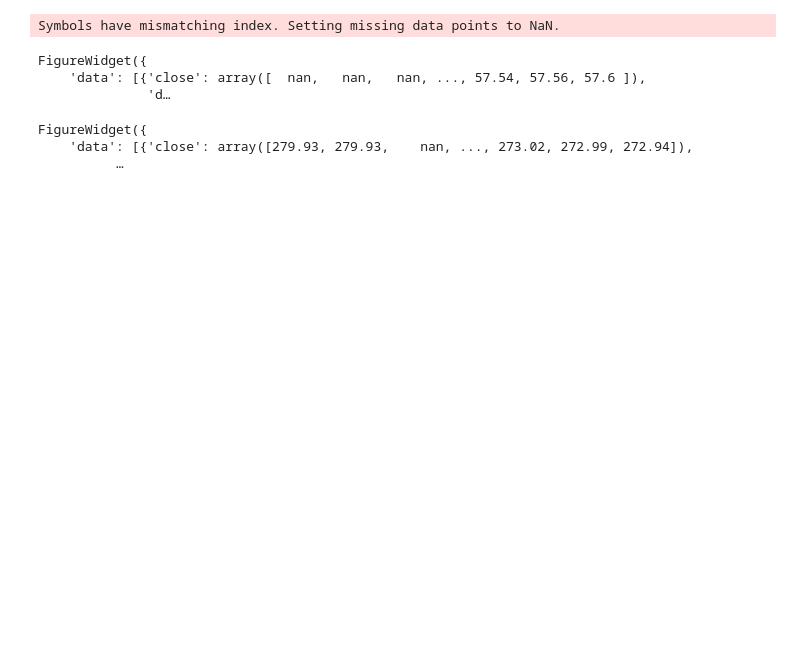
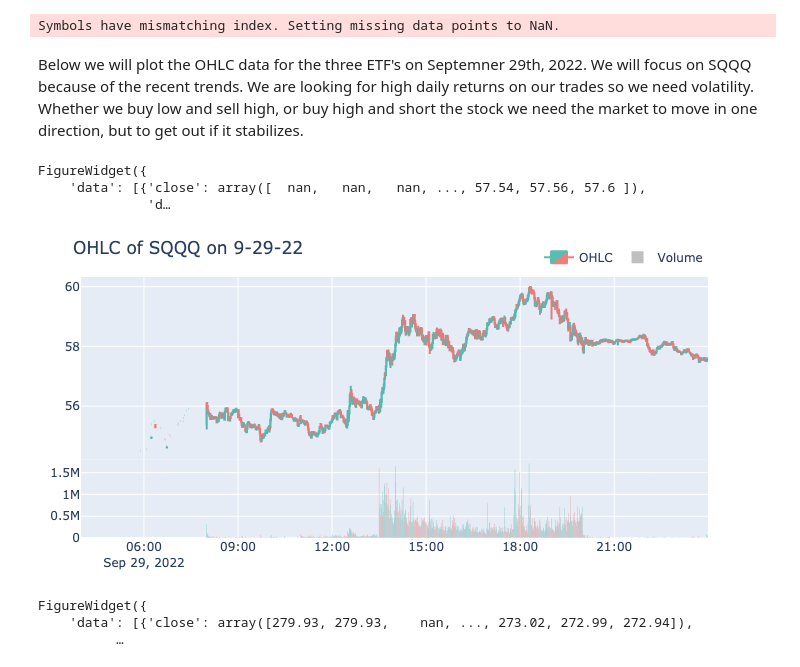
Before and after one commit to MFree27/Columbia_Algorithmic_Project, a Jupyter notebook: RSI_backtest.ipynb, the cells around one changed output. Drawn from its saved outputs; the diff is of its cells as text; code cells hidden in the pictures; blank space fills up the shorter version.

Commit message:
comments and images added
Refinements and explanations to guide the user.

```diff
--- a/RSI_backtest.ipynb
+++ b/RSI_backtest.ipynb
@@ -90,4 +138,6 @@ data = vbt.AlpacaData.fetch(
 )
 # %% [output]
 Symbols have mismatching index. Setting missing data points to NaN.
+# %% [markdown]
+Below we will plot the OHLC data for the three ETF's on Septemner 29th, 2022. We will focus on SQQQ because of the recent trends. We are looking for high daily returns on our trades so we need volatility. Whether we buy low and sell high, or buy high and short the stock we need the market to move in one direction, but to get out if it stabilizes.
 # %%
@@ -100,4 +150,9 @@ FigureWidget({
               'd…
 # %%
 fig_1.write_image("images/fig1.png")
+# %%
+img_1 = 'images/fig1.png'
+Image(filename=img_1)
+# %% [output]
+[figure, added]
 # %%
```
Also changed, not shown: parts of 34 cells of this notebook, 13 other files.
